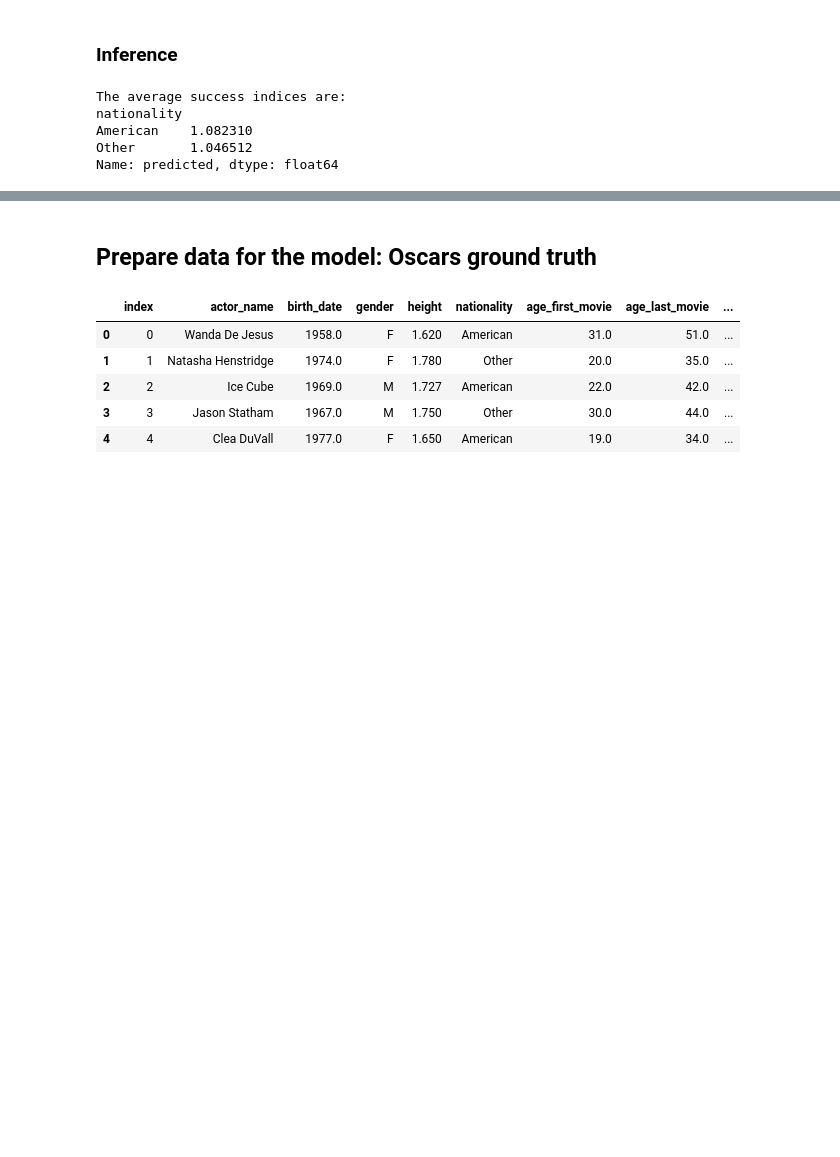
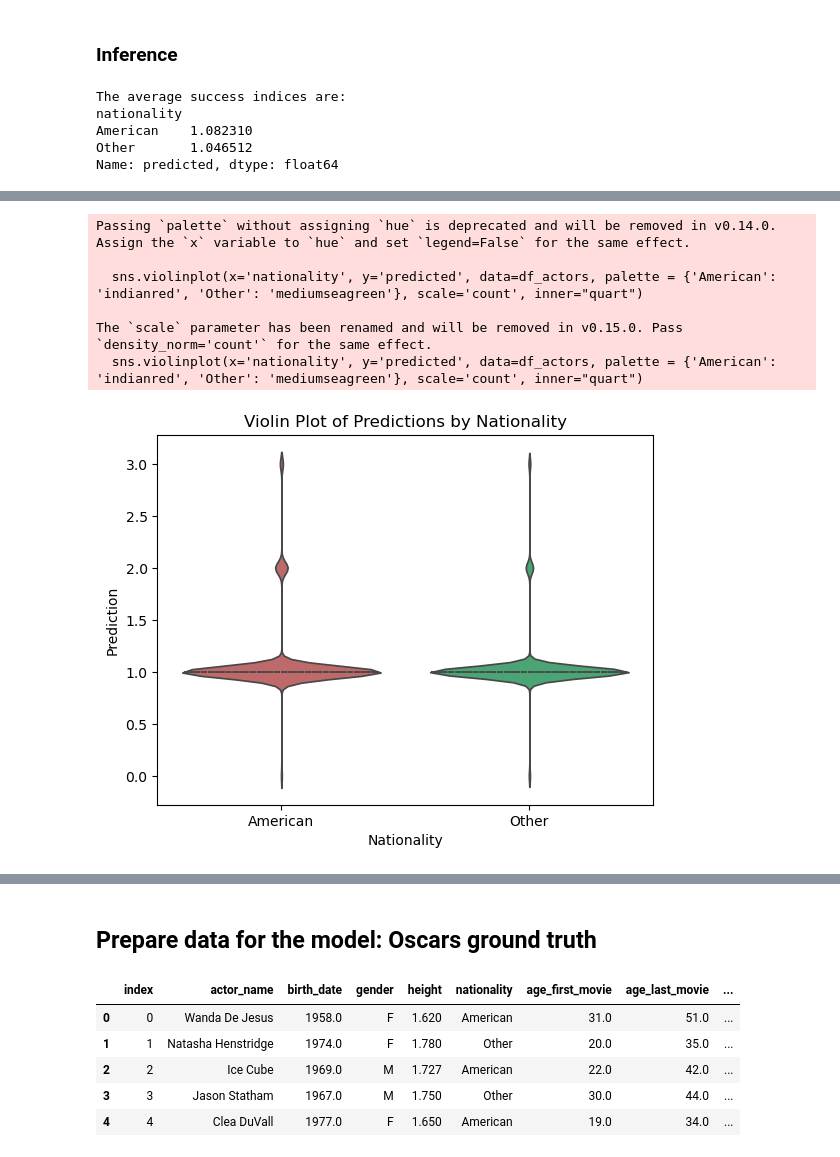
Before and after one commit to epfl-ada/ada-2024-project-adactylous, a Jupyter notebook: Actor_success_index_Ge.ipynb, the cells around one changed output, grey strips where cells are left out. Cells and saved outputs as stored; diff of their text form; code cells hidden in the pictures; blank space fills up the shorter version.

```diff
--- a/Actor_success_index_Ge.ipynb
+++ b/Actor_success_index_Ge.ipynb
@@ -230,0 +243,15 @@ Name: predicted, dtype: float64
+# %%
+sns.violinplot(x='nationality', y='predicted', data=df_actors, palette = {'American': 'indianred', 'Other': 'mediumseagreen'}, scale='count', inner="quart")
+
+plt.xlabel("Nationality")
+plt.ylabel("Prediction")
+plt.title("Violin Plot of Predictions by Nationality")
+plt.show()
+# %% [output]
+Passing `palette` without assigning `hue` is deprecated and will be removed in v0.14.0. Assign the `x` variable to `hue` and set `legend=False` for the same effect.
+
+  sns.violinplot(x='nationality', y='predicted', data=df_actors, palette = {'American': 'indianred', 'Other': 'mediumseagreen'}, scale='count', inner="quart")
+
+The `scale` parameter has been renamed and will be removed in v0.15.0. Pass `density_norm='count'` for the same effect.
+  sns.violinplot(x='nationality', y='predicted', data=df_actors, palette = {'American': 'indianred', 'Other': 'mediumseagreen'}, scale='count', inner="quart")
+[figure, added]
```
Also changed, not shown: parts of 3 cells of this notebook.
